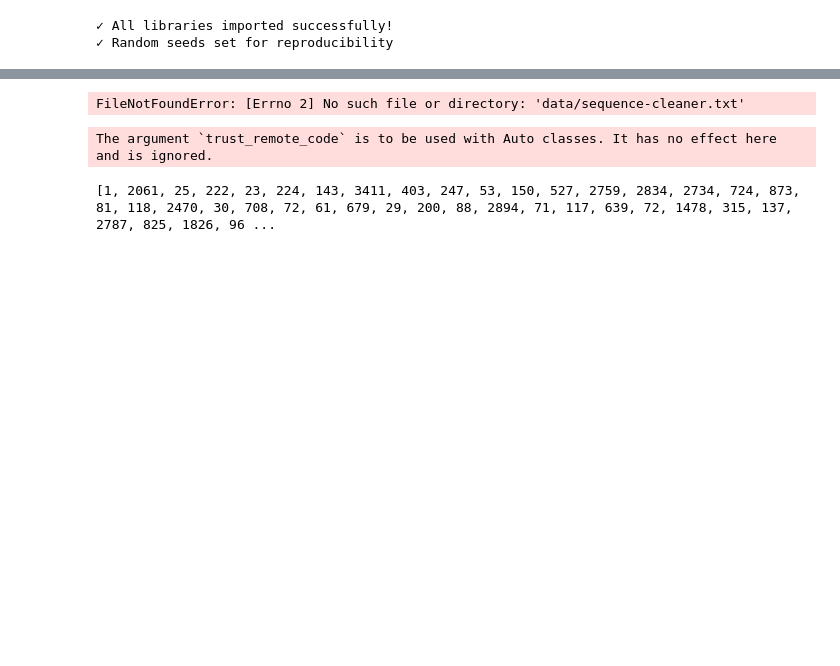
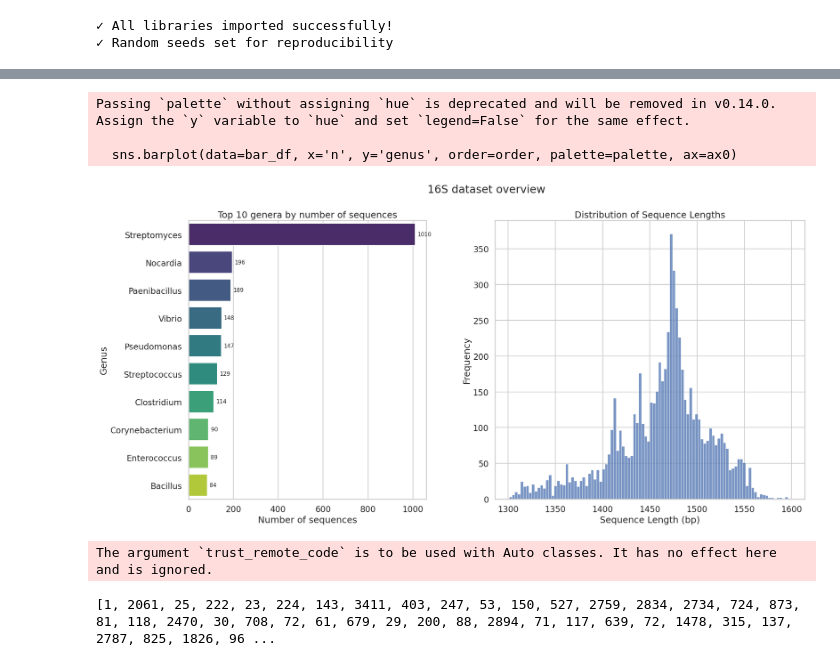
Before and after one commit to BioMatt/lossers, a Jupyter notebook: HV.ipynb, the cells around one changed output, grey strips where cells are left out. Drawn from its saved outputs; the diff is of its cells as text; code cells hidden in the pictures; blank space fills up the shorter version.

```diff
--- a/HV.ipynb
+++ b/HV.ipynb
@@ -146,7 +129,8 @@ import pandas as pd
 import seaborn as sns
 import matplotlib.pyplot as plt
 
-df = pd.read_csv("data/sequence-cleaner.txt", sep="\t")
+df = pd.read_csv("data/sequence-cleaner.tsv", sep="\t")
+df['len_seq'] = df['sequence'].apply(len)
 sns.set_theme(style="whitegrid", context="talk")
 
 # Make a copy and clean types
@@ -156,55 +140,51 @@ plot_df['len_seq'] = pd.to_numeric(plot_df['len_seq'], errors='coerce')
 plot_df = plot_df.dropna(subset=['genus', 'len_seq'])
 
 # Pick top N genera by number of sequences
-top_n = 15
+top_n = 10
 counts = plot_df['genus'].value_counts()
 top_genera = counts.head(top_n).index
 plot_top = plot_df[plot_df['genus'].isin(top_genera)]
 
 # Prepare data for barplot (counts) and consistent ordering
-bar_df = counts.loc[top_genera].sort_values(ascending=True).reset_index()
+bar_df = counts.loc[top_genera].sort_values(ascending=False).reset_index()
 bar_df.columns = ['genus', 'n']
 order = list(bar_df['genus'])
 
 # Build the figure with two panels:
 # - Left: horizontal bar chart of counts per genus
 # - Right: violin (with quartiles) of sequence length per genus
-fig = plt.figure(figsize=(16, 9))
+fig = plt.figure(figsize=(22, 10))
 gs = fig.add_gridspec(1, 2, width_ratios=(1, 1.3), wspace=0.25)
 
 # Panel A: counts
 ax0 = fig.add_subplot(gs[0, 0])
 palette = sns.color_palette("viridis", n_colors=len(order))
 sns.barplot(data=bar_df, x='n', y='genus', order=order, palette=palette, ax=ax0)
 ax0.set_title(f"Top {len(order)} genera by number of sequences")
 ax0.set_xlabel("Number of sequences")
 ax0.set_ylabel("Genus")
 
 # Annotate counts
 xmax = bar_df['n'].max()
 for y, n in enumerate(bar_df['n']):
     ax0.text(n + xmax * 0.01, y, str(int(n)), va='center', fontsize=11)
 
-# Panel B: sequence length distribution per genus
 ax1 = fig.add_subplot(gs[0, 1])
-sns.violinplot(
-    data=plot_top, y='genus', x='len_seq',
-    order=order, orient='h', cut=0, inner='quartile',
-    scale='width', palette=palette, ax=ax1
-)
-ax1.set_title("Sequence length distribution by genus")
-ax1.set_xlabel("Sequence length (bp)")
-ax1.set_ylabel("")
+sns.histplot(df["len_seq"], bins=100, ax=ax1)
+ax1.set_title("Distribution of Sequence Lengths")
+ax1.set_xlabel("Sequence Length (bp)")
+ax1.set_ylabel("Frequency")
 
-# Optional: tidy up spines
-for ax in (ax0, ax1):
-    sns.despine(ax=ax, left=True, bottom=True)
+
 
 fig.suptitle("16S dataset overview", y=0.98)
 plt.tight_layout()
 plt.show()
 # %% [output]
-FileNotFoundError: [Errno 2] No such file or directory: 'data/sequence-cleaner.txt'
+Passing `palette` without assigning `hue` is deprecated and will be removed in v0.14.0. Assign the `y` variable to `hue` and set `legend=False` for the same effect.
+
+  sns.barplot(data=bar_df, x='n', y='genus', order=order, palette=palette, ax=ax0)
+[figure, added]
 # %%
 df.to_csv("data/sequence-filtered.tsv", sep="\t", index=False)
 # %%
```
Also changed, not shown: parts of 1 cell of this notebook, 1 other file.
